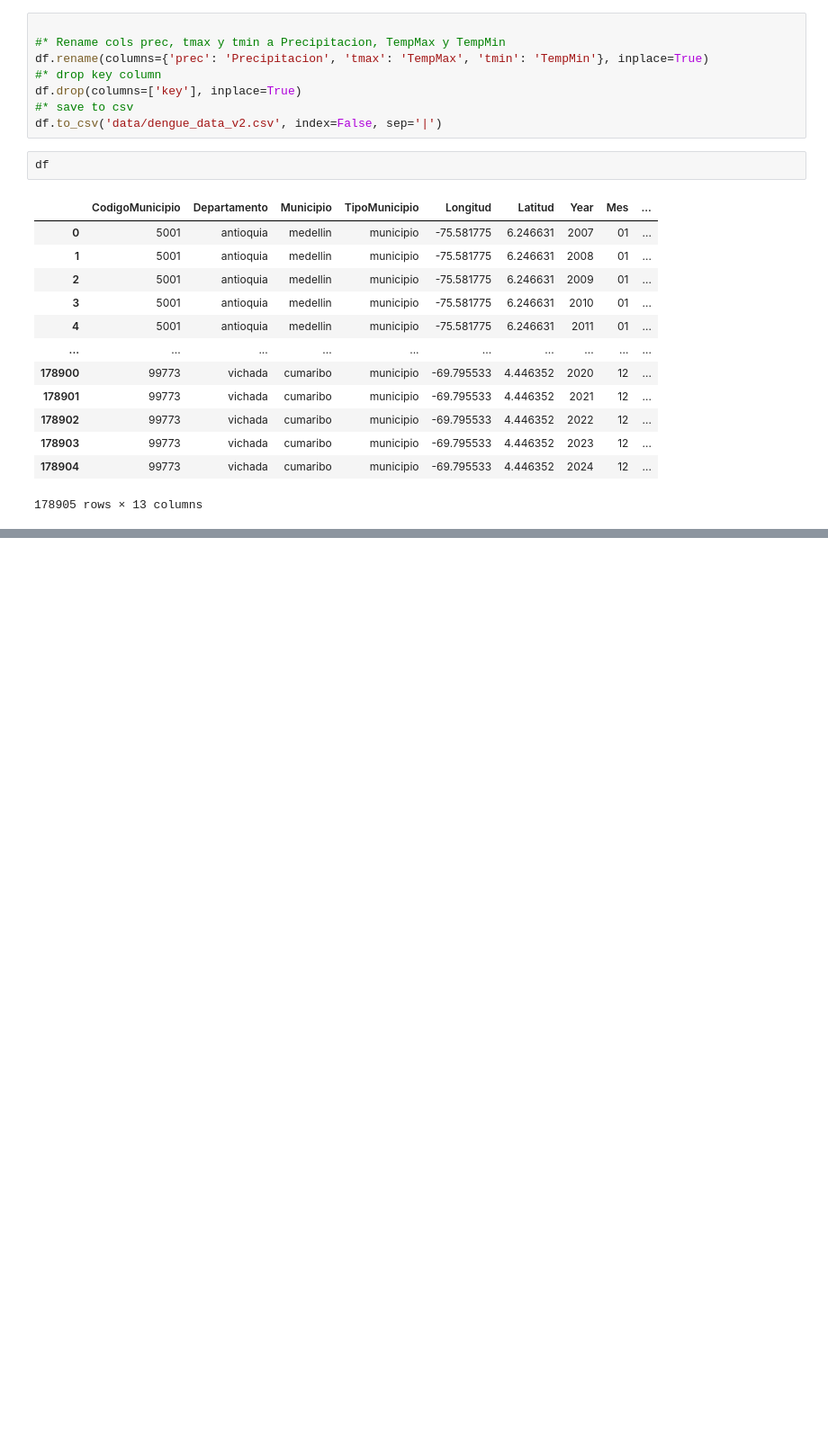
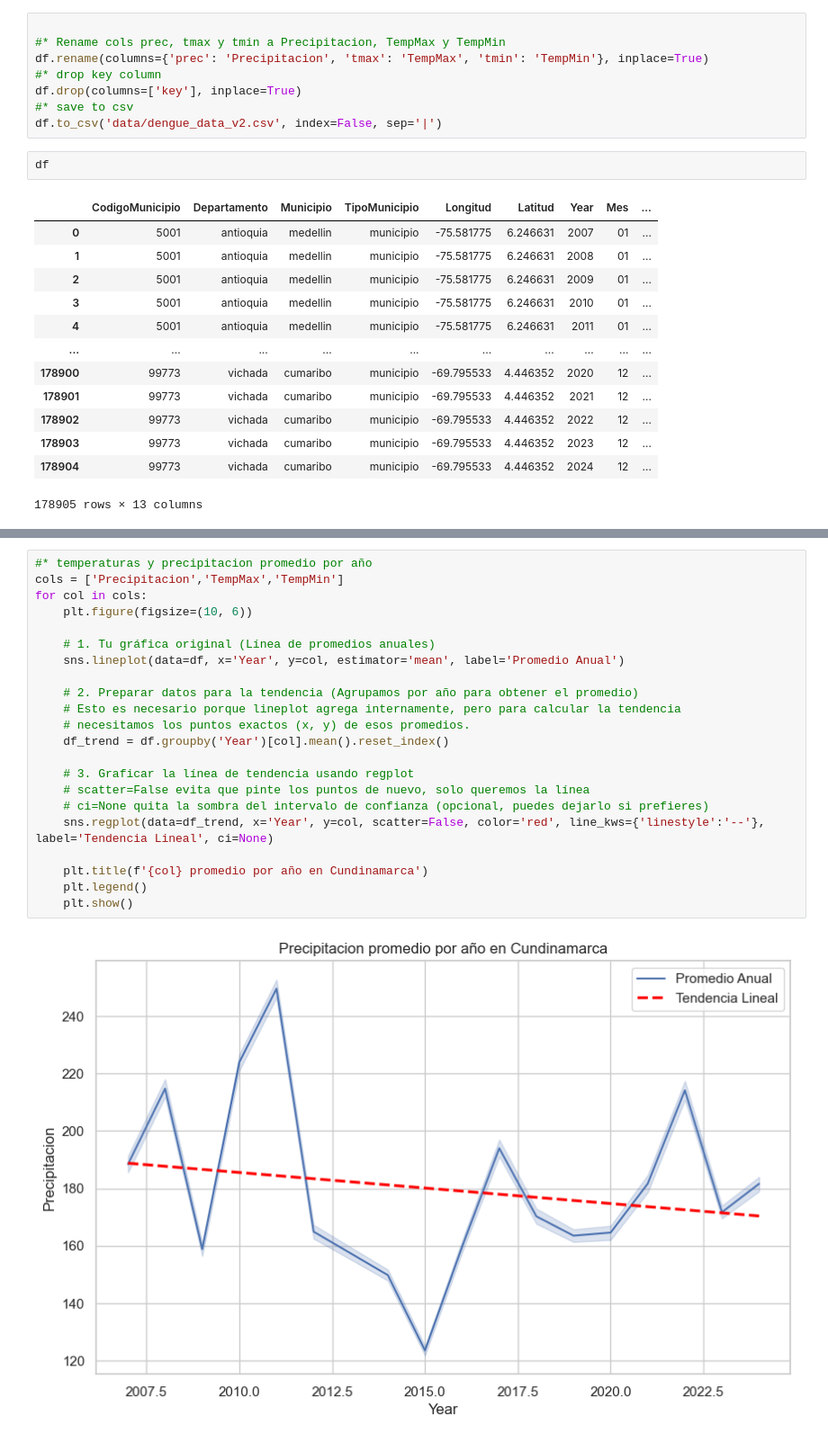
Before and after one commit to SergioSG24/aedes_prototype, a Jupyter notebook: BaseDengue.ipynb, the cells around one changed output, grey strips where cells are left out. Shown at 90% size. Cells and saved outputs as stored; diff of their text form; blank space fills up the shorter version.

```diff
--- a/BaseDengue.ipynb
+++ b/BaseDengue.ipynb
@@ -235,0 +394,24 @@ Length: 3, dtype: str
+# %%
+#* temperaturas y precipitacion promedio por año
+cols = ['Precipitacion','TempMax','TempMin']
+for col in cols:
+    plt.figure(figsize=(10, 6))
+
+    # 1. Tu gráfica original (Línea de promedios anuales)
+    sns.lineplot(data=df, x='Year', y=col, estimator='mean', label='Promedio Anual')
+
+    # 2. Preparar datos para la tendencia (Agrupamos por año para obtener el promedio)
+    # Esto es necesario porque lineplot agrega internamente, pero para calcular la tendencia
+    # necesitamos los puntos exactos (x, y) de esos promedios.
+    df_trend = df.groupby('Year')[col].mean().reset_index()
+
+    # 3. Graficar la línea de tendencia usando regplot
+    # scatter=False evita que pinte los puntos de nuevo, solo queremos la línea
+    # ci=None quita la sombra del intervalo de confianza (opcional, puedes dejarlo si prefieres)
+    sns.regplot(data=df_trend, x='Year', y=col, scatter=False, color='red', line_kws={'linestyle':'--'}, label='Tendencia Lineal', ci=None)
+
+    plt.title(f'{col} promedio por año en Cundinamarca')
+    plt.legend()
+    plt.show()
+# %% [output]
+[figure, added]
```
Also changed, not shown: parts of 13 cells of this notebook.
